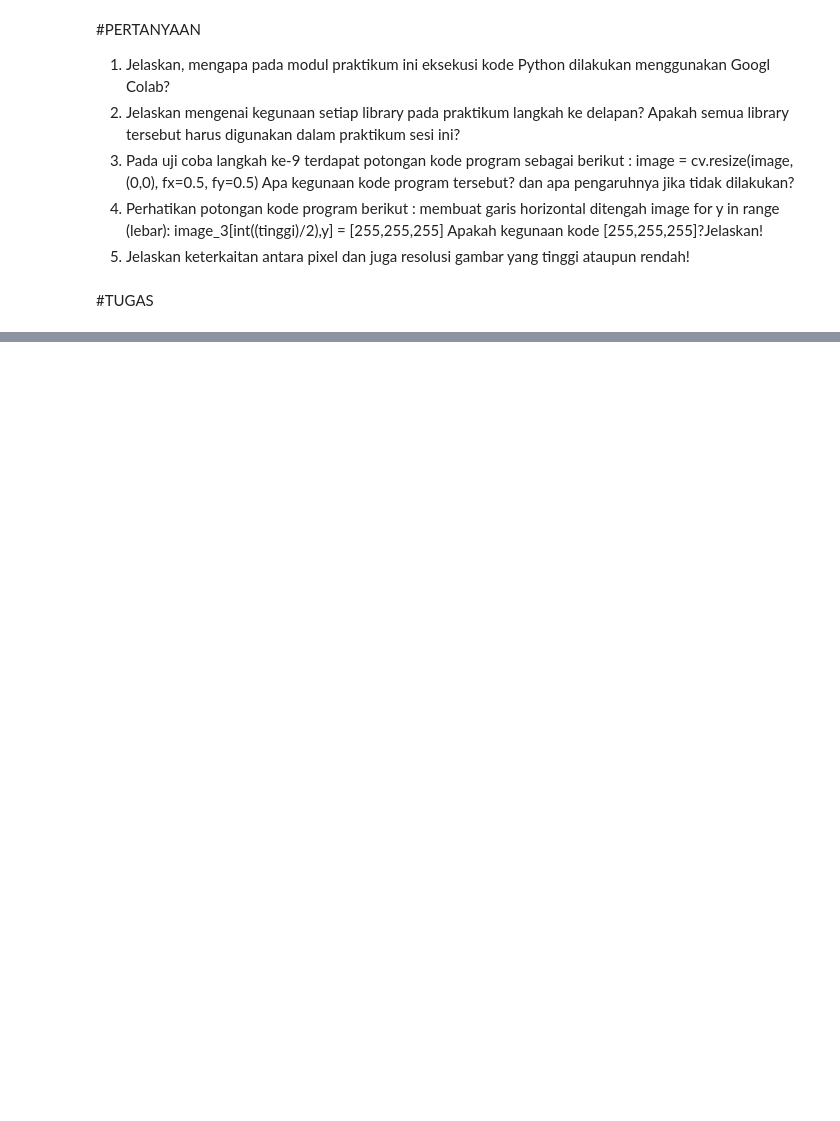
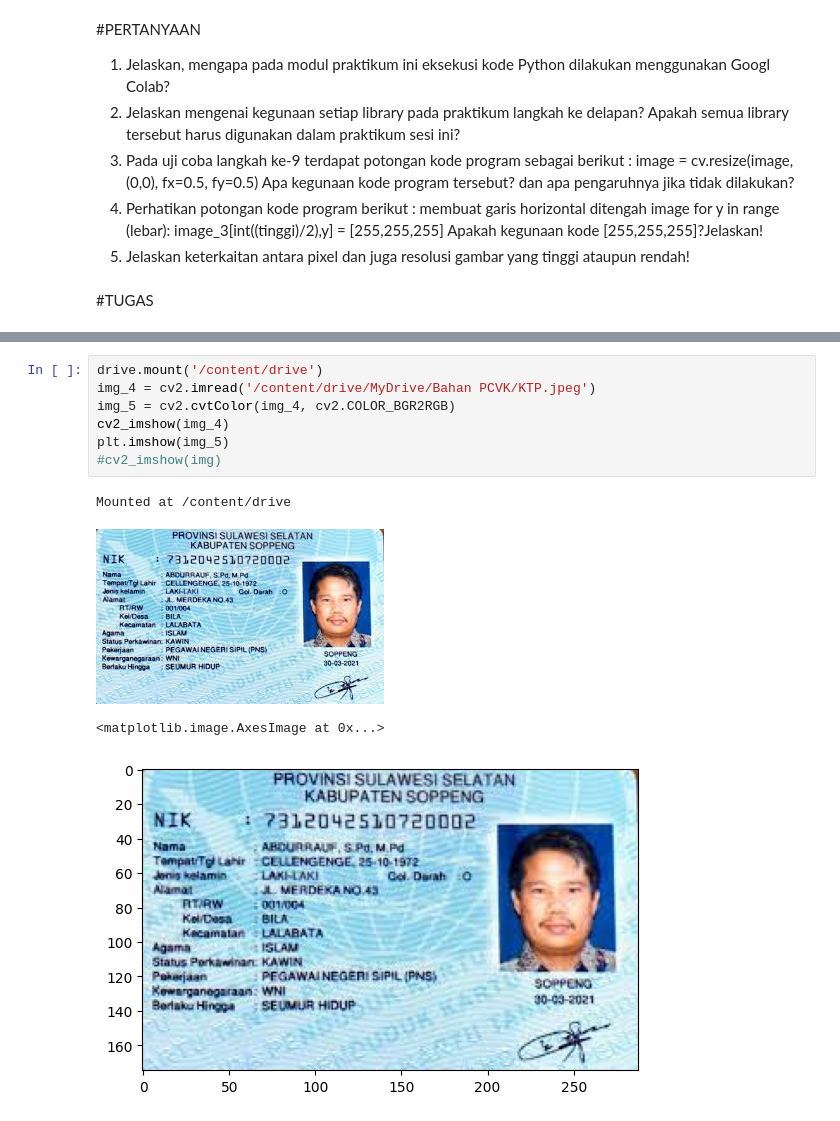
Before and after one commit to serliputri/PCVK_Ganjil_2023, a Jupyter notebook: Ser_PCVK_Week1.ipynb, the cells around one changed output, grey strips where cells are left out. Saved outputs shown, nothing was run; the diff lists cells and outputs as text; blank space fills up the shorter version.

```diff
--- a/Ser_PCVK_Week1.ipynb
+++ b/Ser_PCVK_Week1.ipynb
@@ -84,0 +123,12 @@ cv2_imshow(final_frame)
+# %%
+drive.mount('/content/drive')
+img_4 = cv2.imread('/content/drive/MyDrive/Bahan PCVK/KTP.jpeg')
+img_5 = cv2.cvtColor(img_4, cv2.COLOR_BGR2RGB)
+cv2_imshow(img_4)
+plt.imshow(img_5)
+#cv2_imshow(img)
+# %% [output]
+Mounted at /content/drive
+[figure, added]
+<matplotlib.image.AxesImage at 0x...>
+[figure, added]
```
Also changed, not shown: parts of 10 cells of this notebook.
